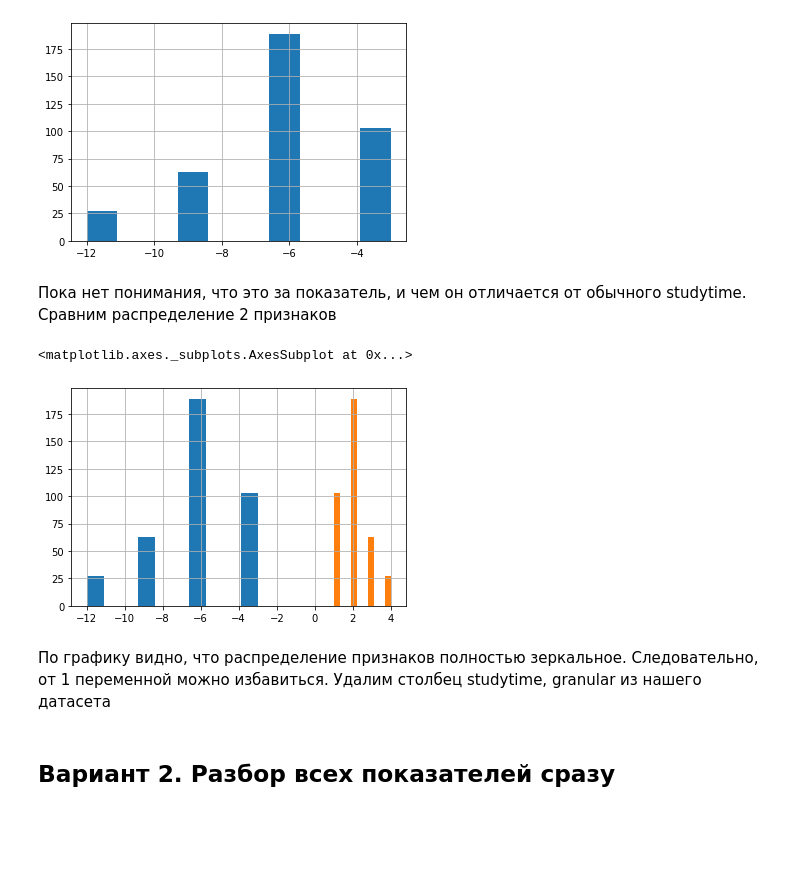
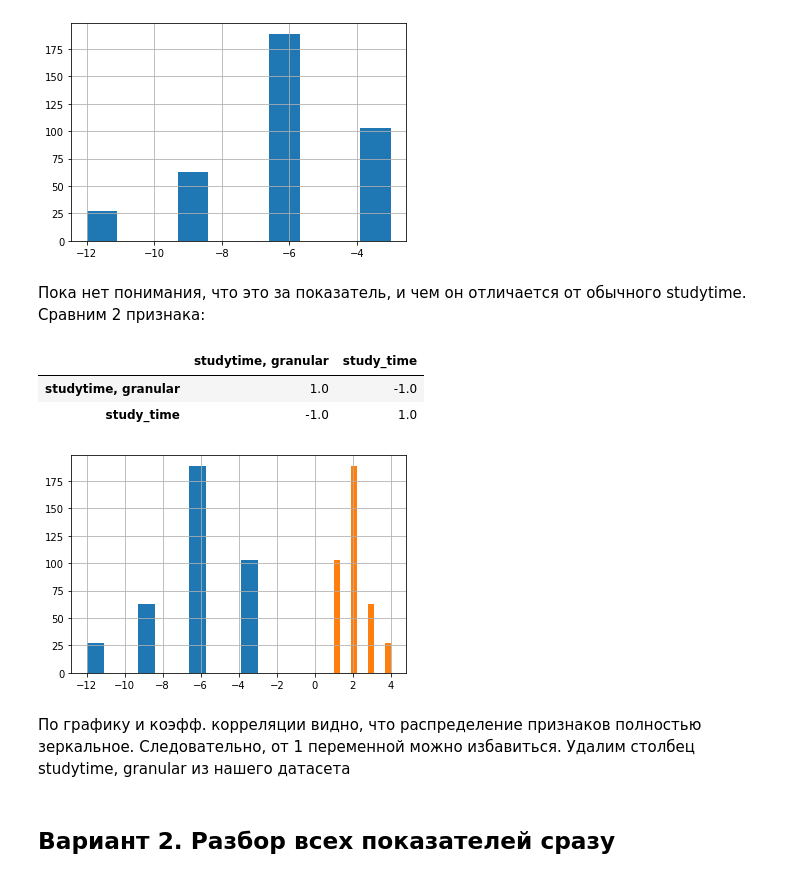
Before and after one commit to AugustVIII/SF_Course_projects, a Jupyter notebook: module_2/Project_2.ipynb, the cells around one changed output. Drawn from its saved outputs; the diff is of its cells as text; code cells hidden in the pictures; blank space fills up the shorter version.

```diff
--- a/module_2/Project_2.ipynb
+++ b/module_2/Project_2.ipynb
@@ -299,15 +305,18 @@ Name: studytime, granular, dtype: float64
 [figure]
 # %% [markdown]
 Пока нет понимания, что это за показатель, и чем он отличается от обычного studytime.
-Сравним распределение 2 признаков
+Сравним 2 признака:
 # %%
 students['studytime, granular'].hist()
 students['study_time'].hist()
+students[['studytime, granular', 'study_time']].corr()
 # %% [output]
-<matplotlib.axes._subplots.AxesSubplot at 0x...>
+|  | studytime, granular | study_time |
+| studytime, granular | 1.0 | -1.0 |
+| study_time | -1.0 | 1.0 |
 [figure]
 # %% [markdown]
-По графику видно, что распределение признаков полностью зеркальное. Следовательно, от 1 переменной можно избавиться.
+По графику и коэфф. корреляции видно, что распределение признаков полностью зеркальное. Следовательно, от 1 переменной можно избавиться.
 Удалим столбец studytime, granular из нашего датасета
 # %%
 students.drop(['studytime, granular'], axis=1, inplace=True)
```
Also changed, not shown: parts of 11 cells of this notebook.
